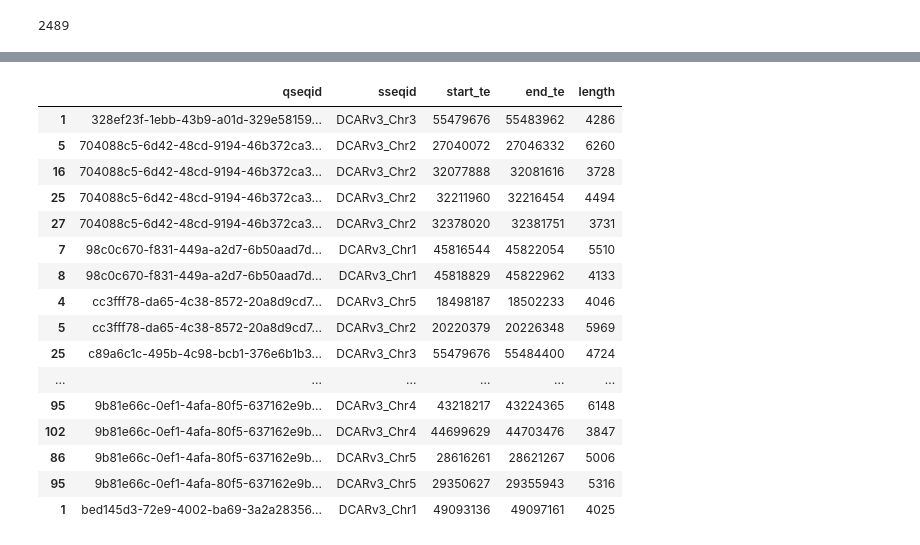
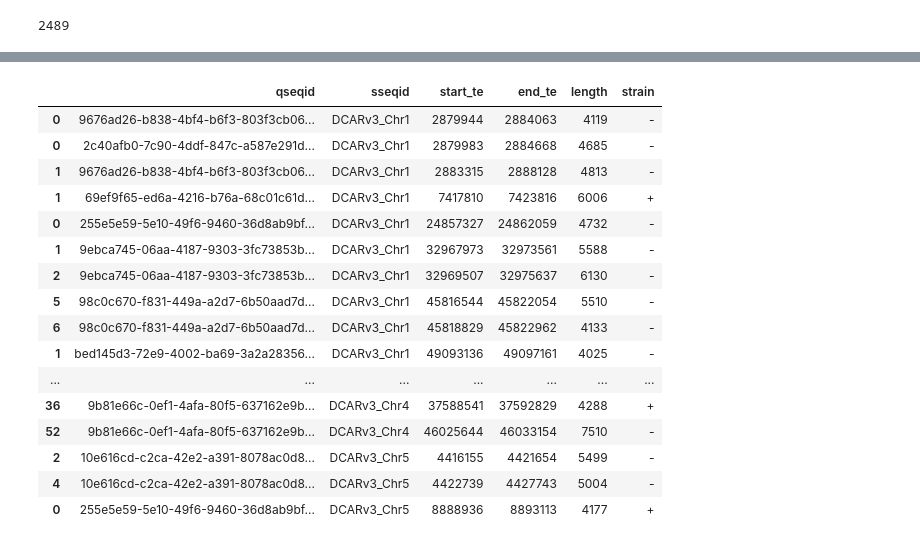
Before and after one commit to pkula/te_resolver, a Jupyter notebook: read.ipynb, the cells around one changed output, grey strips where cells are left out. Saved outputs shown, nothing was run; the diff lists cells and outputs as text; code cells hidden in the pictures.

```diff
--- a/read.ipynb
+++ b/read.ipynb
@@ -237,4 +237,10 @@ len(result.end_te - result.start_te)
+# %%
+plus = create_report(plus_result)
+minus = create_report(minus_result)
+
+plus.to_csv("plus_report", sep='\t', index=False, encoding='utf-8', header=False)
+minus.to_csv("minus_report", sep='\t', index=False, encoding='utf-8', header=False)
 # %%
-okno = result
-okno['length'] = okno.end_te - okno.start_te
+plus['length'] = plus.end_te - plus.start_te
+minus['length'] = minus.end_te - minus.start_te
 # %%
@@ -242,3 +249,4 @@ okno.to_csv("okno2", sep='\t', index=False, encoding='utf-8', header=True) # i a
 # %%
-finish = okno[(okno.length < 7000) & (okno.length > 3500)]
+finish_plus = plus[(plus.length < 8000) & (plus.length > 4000)]
+finish_minus = minus[(minus.length < 8000) & (minus.length > 4000)]
 # %%
@@ -246,22 +255,24 @@ save_fasta(finish, 'finish')
 # %%
-ni = finish.sort_values(by=['sseqid', 'start_te'])
+finish_plus["strain"] = "+"
+finish_minus["strain"] = "-"
+ni =  pd.concat([finish_plus, finish_minus]).sort_values(by=['sseqid', 'start_te'])
 # %%
-finish.head(30)
+ni.head(30)
 # %% [output]
-|  | qseqid | sseqid | start_te | end_te | length |
-| 1 | 328ef23f-1ebb-43b9-a01d-329e58159... | DCARv3_Chr3 | 55479676 | 55483962 | 4286 |
-| 5 | 704088c5-6d42-48cd-9194-46b372ca3... | DCARv3_Chr2 | 27040072 | 27046332 | 6260 |
-| 16 | 704088c5-6d42-48cd-9194-46b372ca3... | DCARv3_Chr2 | 32077888 | 32081616 | 3728 |
-| 25 | 704088c5-6d42-48cd-9194-46b372ca3... | DCARv3_Chr2 | 32211960 | 32216454 | 4494 |
-| 27 | 704088c5-6d42-48cd-9194-46b372ca3... | DCARv3_Chr2 | 32378020 | 32381751 | 3731 |
-| 7 | 98c0c670-f831-449a-a2d7-6b50aad7d... | DCARv3_Chr1 | 45816544 | 45822054 | 5510 |
-| 8 | 98c0c670-f831-449a-a2d7-6b50aad7d... | DCARv3_Chr1 | 45818829 | 45822962 | 4133 |
-| 4 | cc3fff78-da65-4c38-8572-20a8d9cd7... | DCARv3_Chr5 | 18498187 | 18502233 | 4046 |
-| 5 | cc3fff78-da65-4c38-8572-20a8d9cd7... | DCARv3_Chr2 | 20220379 | 20226348 | 5969 |
-| 25 | c89a6c1c-495b-4c98-bcb1-376e6b1b3... | DCARv3_Chr3 | 55479676 | 55484400 | 4724 |
-| ... | ... | ... | ... | ... | ... |
-| 95 | 9b81e66c-0ef1-4afa-80f5-637162e9b... | DCARv3_Chr4 | 43218217 | 43224365 | 6148 |
-| 102 | 9b81e66c-0ef1-4afa-80f5-637162e9b... | DCARv3_Chr4 | 44699629 | 44703476 | 3847 |
-| 86 | 9b81e66c-0ef1-4afa-80f5-637162e9b... | DCARv3_Chr5 | 28616261 | 28621267 | 5006 |
-| 95 | 9b81e66c-0ef1-4afa-80f5-637162e9b... | DCARv3_Chr5 | 29350627 | 29355943 | 5316 |
-| 1 | bed145d3-72e9-4002-ba69-3a2a28356... | DCARv3_Chr1 | 49093136 | 49097161 | 4025 |
+|  | qseqid | sseqid | start_te | end_te | length | strain |
+| 0 | 9676ad26-b838-4bf4-b6f3-803f3cb06... | DCARv3_Chr1 | 2879944 | 2884063 | 4119 | - |
+| 0 | 2c40afb0-7c90-4ddf-847c-a587e291d... | DCARv3_Chr1 | 2879983 | 2884668 | 4685 | - |
+| 1 | 9676ad26-b838-4bf4-b6f3-803f3cb06... | DCARv3_Chr1 | 2883315 | 2888128 | 4813 | - |
+| 1 | 69ef9f65-ed6a-4216-b76a-68c01c61d... | DCARv3_Chr1 | 7417810 | 7423816 | 6006 | + |
+| 0 | 255e5e59-5e10-49f6-9460-36d8ab9bf... | DCARv3_Chr1 | 24857327 | 24862059 | 4732 | - |
+| 1 | 9ebca745-06aa-4187-9303-3fc73853b... | DCARv3_Chr1 | 32967973 | 32973561 | 5588 | - |
+| 2 | 9ebca745-06aa-4187-9303-3fc73853b... | DCARv3_Chr1 | 32969507 | 32975637 | 6130 | - |
+| 5 | 98c0c670-f831-449a-a2d7-6b50aad7d... | DCARv3_Chr1 | 45816544 | 45822054 | 5510 | - |
+| 6 | 98c0c670-f831-449a-a2d7-6b50aad7d... | DCARv3_Chr1 | 45818829 | 45822962 | 4133 | - |
+| 1 | bed145d3-72e9-4002-ba69-3a2a28356... | DCARv3_Chr1 | 49093136 | 49097161 | 4025 | - |
+| ... | ... | ... | ... | ... | ... | ... |
+| 36 | 9b81e66c-0ef1-4afa-80f5-637162e9b... | DCARv3_Chr4 | 37588541 | 37592829 | 4288 | + |
+| 52 | 9b81e66c-0ef1-4afa-80f5-637162e9b... | DCARv3_Chr4 | 46025644 | 46033154 | 7510 | - |
+| 2 | 10e616cd-c2ca-42e2-a391-8078ac0d8... | DCARv3_Chr5 | 4416155 | 4421654 | 5499 | - |
+| 4 | 10e616cd-c2ca-42e2-a391-8078ac0d8... | DCARv3_Chr5 | 4422739 | 4427743 | 5004 | - |
+| 0 | 255e5e59-5e10-49f6-9460-36d8ab9bf... | DCARv3_Chr5 | 8888936 | 8893113 | 4177 | + |
```
Also changed, not shown: parts of 24 cells of this notebook.
